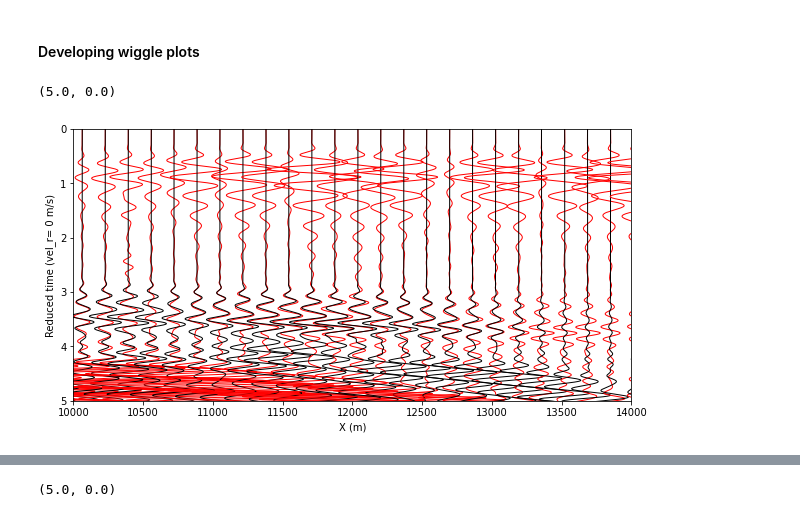
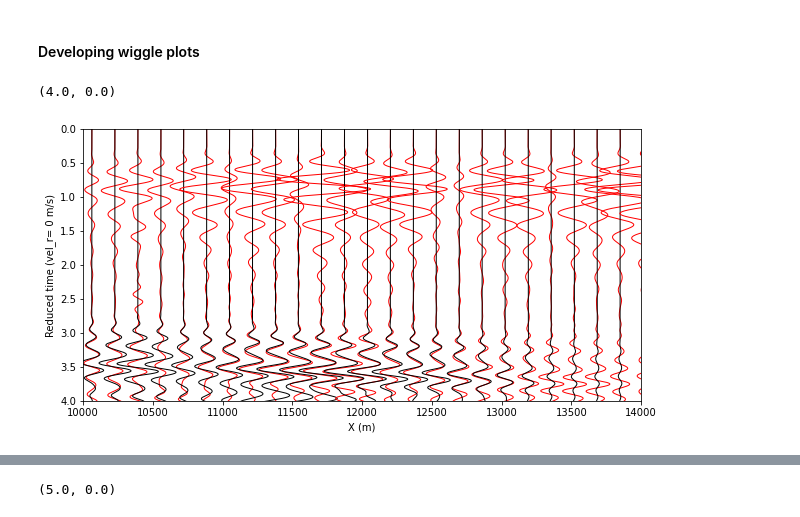
Before and after one commit to kmch/Kolumbo-FWI, a Jupyter notebook: notebooks/Data_fit.ipynb, the cells around one changed output, grey strips where cells are left out. Saved outputs shown, nothing was run; the diff lists cells and outputs as text; code cells hidden in the pictures.

```diff
--- a/notebooks/Data_fit.ipynb
+++ b/notebooks/Data_fit.ipynb
@@ -94,32 +94,32 @@ plot_wiggles(Z)
 # %%
 def compare_wiggles(sgy1, sgy2, tracf, ep, dt=0.0025,
                     A1=100, A2=100,
                     tmin=None, tmax=None,
                  vel_red = 5000, # reduction velocity (m/s)
                  lw = 1, l1='field', l2=None, c_line1 = 'r', c_line2='k', figsize=(10,5),
                 cmap='Greys', vmin=None, vmax=None):
     from fwipy.ndat.arrays import Arr2d, modify_array, interleave_arrays
     a1 = modify_array(sgy1.read(win=dict(tracf=[tracf],ep=[ep]), overwrite=0)[:,0,:], norm='max')
     a2 = modify_array(sgy2.read(win=dict(tracf=[tracf],ep=[ep]), overwrite=0)[:,0,:], norm='max')
     ntr, ns = a1.shape
     h = sgy1.read_header(overwrite=0)
     h = h.loc[(h.tracf==tracf) & (h.ep==ep)]
     fig, ax = plt.subplots(figsize=figsize)
     for i, x in enumerate(h.sx):
         if abs(vel_red) > 1e-3:
             t = np.arange(0, ns) * dt - x / vel_red
         else:
             t = np.arange(0, ns) * dt
         offset_weight = h.offset[h.offset.index[i]] / 8000
         ax.plot(x + a1[i] * offset_weight * A1, t, color=c_line1, lw=lw, label=l1)
         ax.plot(x + a2[i] * offset_weight * A2, t, color=c_line2, lw=lw, label=l2)
     ax.invert_yaxis()
     plt.xlabel('X (m)')
     plt.ylabel('Reduced time (vel_r= %s m/s)' % vel_red)
 compare_wiggles(sgyobs, sgy160, tracf, ep, vel_red=0, A1=1000, A2=200)
 plt.xlim(1e4, 1.4e4)
-plt.ylim(5,0)
+plt.ylim(4,0)
 # plt.
 # %% [output]
-(5.0, 0.0)
+(4.0, 0.0)
-[figure, old version]
+[figure, new version]
```
Also changed, not shown: parts of 12 cells of this notebook.
